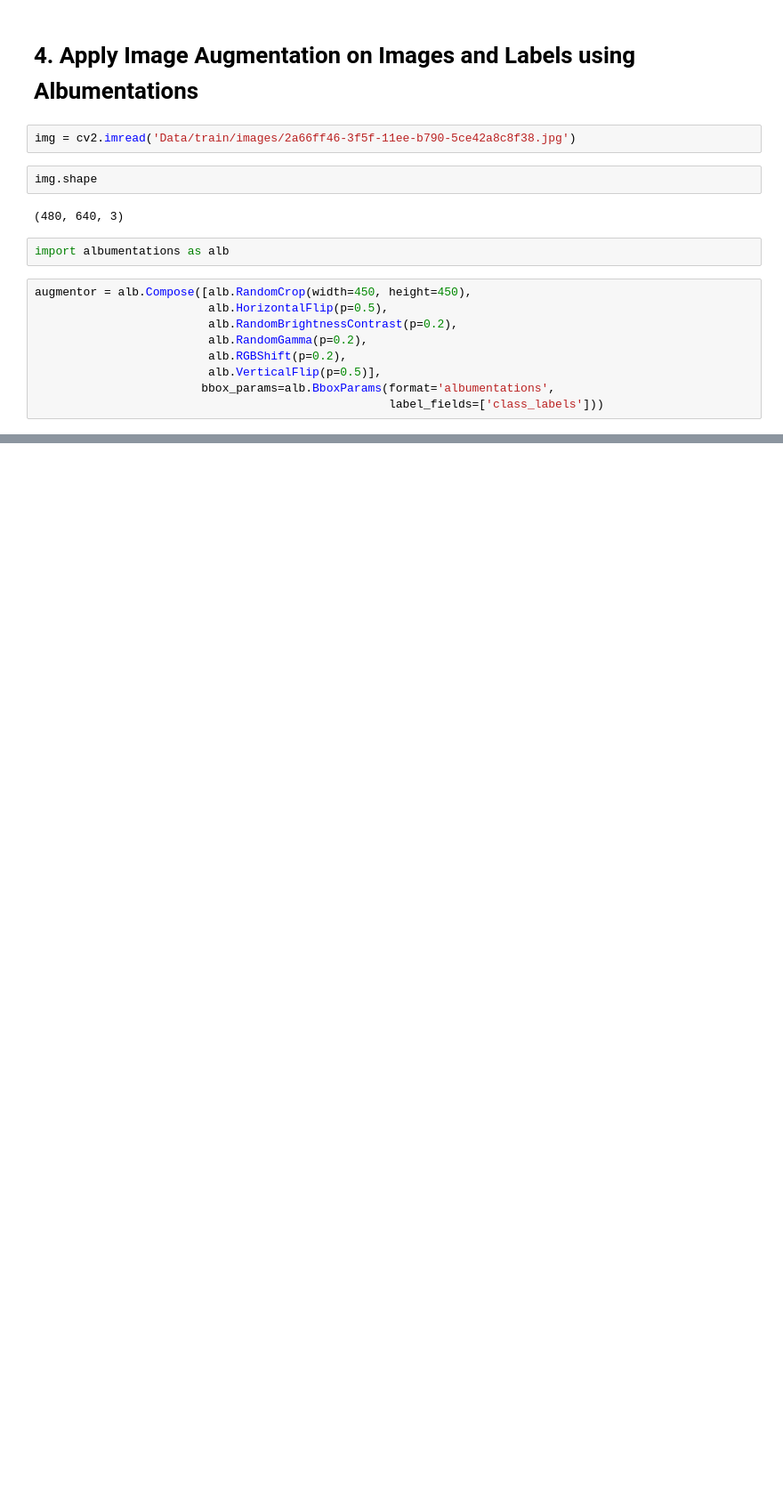
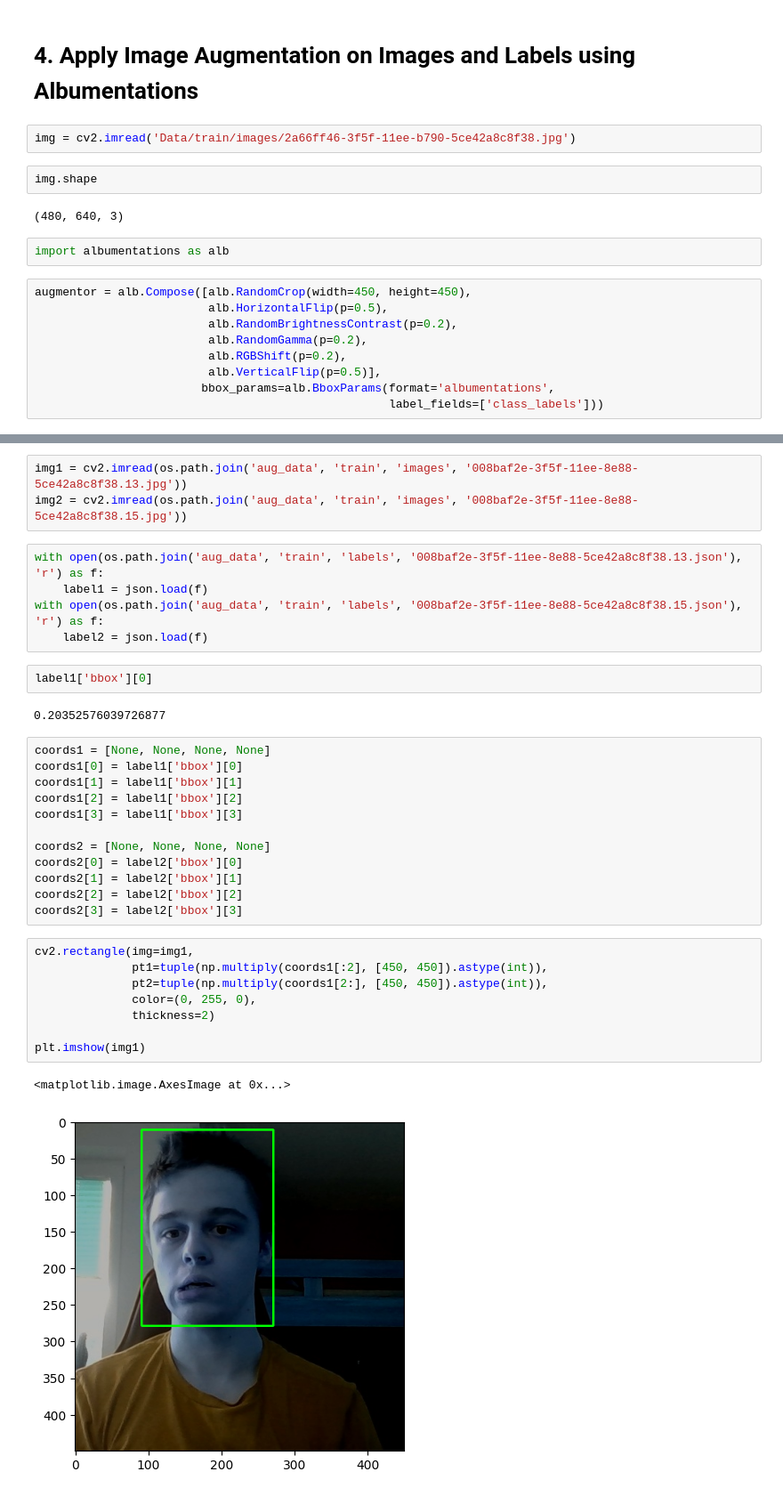
Before and after one commit to Franulo/Deep-Learning-Journey, a Jupyter notebook: 02.YoutubeTutorial/Course.ipynb, the cells around one changed output, grey strips where cells are left out. Shown at 89% size. Drawn from its saved outputs; the diff is of its cells as text; blank space fills up the shorter version.

```diff
--- a/02.YoutubeTutorial/Course.ipynb
+++ b/02.YoutubeTutorial/Course.ipynb
@@ -209,0 +339,35 @@ augmentor = alb.Compose([alb.RandomCrop(width=450, height=450),
+# %%
+img1 = cv2.imread(os.path.join('aug_data', 'train', 'images', '008baf2e-3f5f-11ee-8e88-5ce42a8c8f38.13.jpg'))
+img2 = cv2.imread(os.path.join('aug_data', 'train', 'images', '008baf2e-3f5f-11ee-8e88-5ce42a8c8f38.15.jpg'))
+# %%
+with open(os.path.join('aug_data', 'train', 'labels', '008baf2e-3f5f-11ee-8e88-5ce42a8c8f38.13.json'), 'r') as f:
+    label1 = json.load(f)
+with open(os.path.join('aug_data', 'train', 'labels', '008baf2e-3f5f-11ee-8e88-5ce42a8c8f38.15.json'), 'r') as f:
+    label2 = json.load(f)
+# %%
+label1['bbox'][0]
+# %% [output]
+0.20352576039726877
+# %%
+coords1 = [None, None, None, None]
+coords1[0] = label1['bbox'][0]
+coords1[1] = label1['bbox'][1]
+coords1[2] = label1['bbox'][2]
+coords1[3] = label1['bbox'][3]
+
+coords2 = [None, None, None, None]
+coords2[0] = label2['bbox'][0]
+coords2[1] = label2['bbox'][1]
+coords2[2] = label2['bbox'][2]
+coords2[3] = label2['bbox'][3]
+# %%
+cv2.rectangle(img=img1,
+              pt1=tuple(np.multiply(coords1[:2], [450, 450]).astype(int)),
+              pt2=tuple(np.multiply(coords1[2:], [450, 450]).astype(int)),
+              color=(0, 255, 0),
+              thickness=2)
+
+plt.imshow(img1)
+# %% [output]
+<matplotlib.image.AxesImage at 0x...>
+[figure, added]
```
Also changed, not shown: parts of 64 cells of this notebook.
